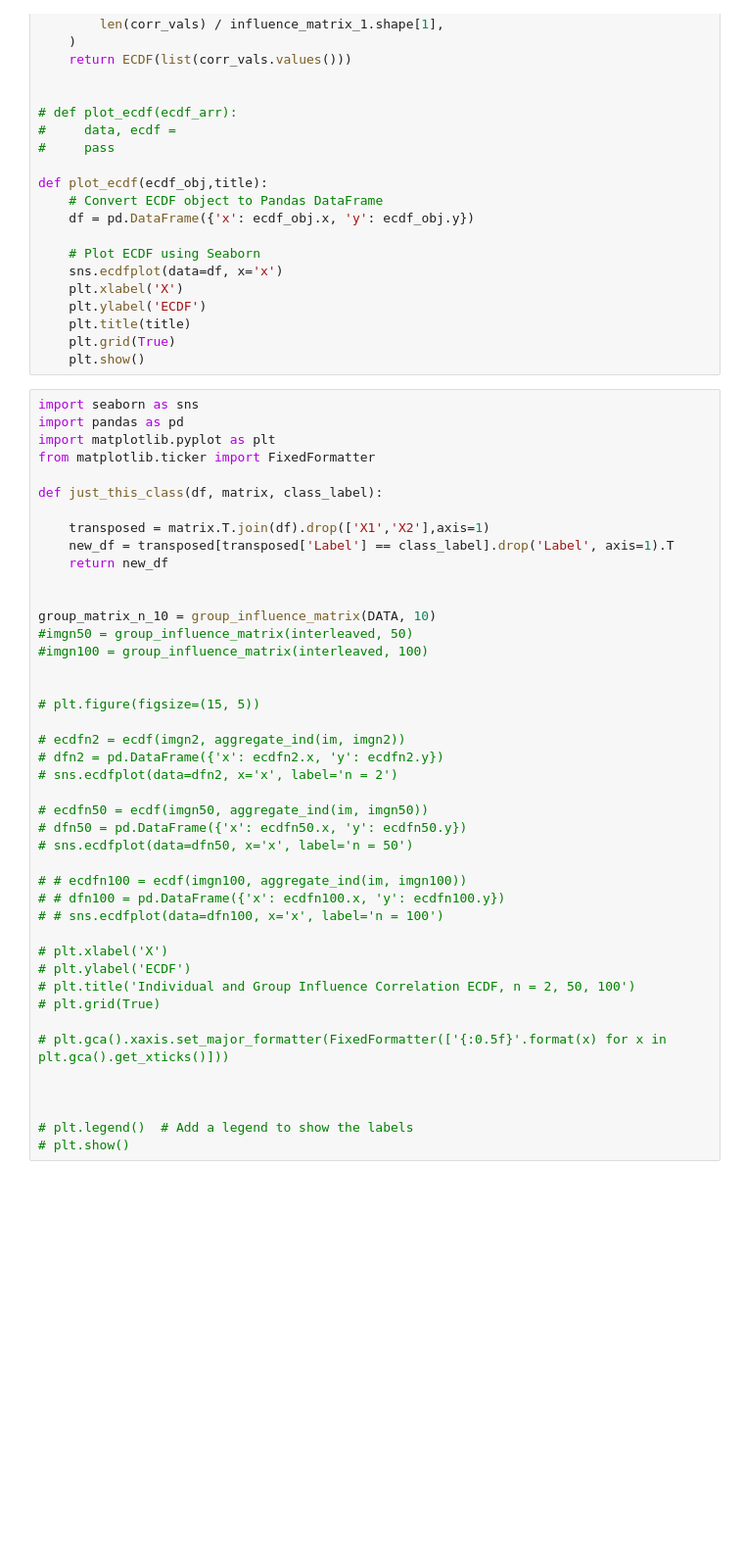
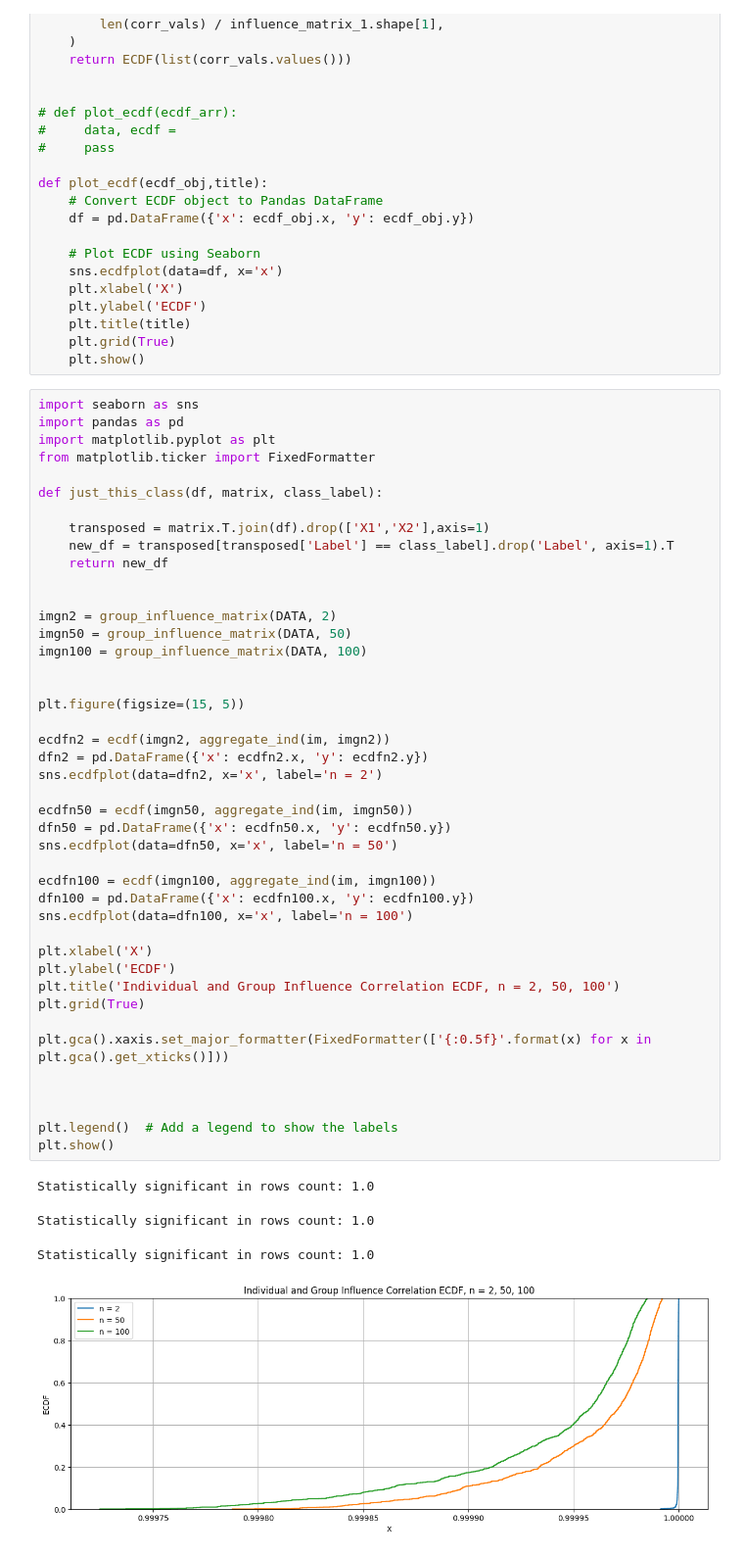
Before and after one commit to MurphLaws/Exp, a Jupyter notebook: scatter_ECDF.ipynb, the cells around one changed output. Shown at 98% size. Saved outputs shown, nothing was run; the diff lists cells and outputs as text; blank space fills up the shorter version.

```diff
--- a/scatter_ECDF.ipynb
+++ b/scatter_ECDF.ipynb
@@ -474,43 +520,48 @@ def plot_ecdf(ecdf_obj,title):
 # %%
 import seaborn as sns
 import pandas as pd
 import matplotlib.pyplot as plt
 from matplotlib.ticker import FixedFormatter
 
 def just_this_class(df, matrix, class_label):
 
     transposed = matrix.T.join(df).drop(['X1','X2'],axis=1)
     new_df = transposed[transposed['Label'] == class_label].drop('Label', axis=1).T
     return new_df
 
 
-group_matrix_n_10 = group_influence_matrix(DATA, 10)
-#imgn50 = group_influence_matrix(interleaved, 50)
-#imgn100 = group_influence_matrix(interleaved, 100)
+imgn2 = group_influence_matrix(DATA, 2)
+imgn50 = group_influence_matrix(DATA, 50)
+imgn100 = group_influence_matrix(DATA, 100)
 
 
-# plt.figure(figsize=(15, 5))
+plt.figure(figsize=(15, 5))
 
-# ecdfn2 = ecdf(imgn2, aggregate_ind(im, imgn2))
-# dfn2 = pd.DataFrame({'x': ecdfn2.x, 'y': ecdfn2.y})
-# sns.ecdfplot(data=dfn2, x='x', label='n = 2')
+ecdfn2 = ecdf(imgn2, aggregate_ind(im, imgn2))
+dfn2 = pd.DataFrame({'x': ecdfn2.x, 'y': ecdfn2.y})
+sns.ecdfplot(data=dfn2, x='x', label='n = 2')
 
-# ecdfn50 = ecdf(imgn50, aggregate_ind(im, imgn50))
-# dfn50 = pd.DataFrame({'x': ecdfn50.x, 'y': ecdfn50.y})
-# sns.ecdfplot(data=dfn50, x='x', label='n = 50')
+ecdfn50 = ecdf(imgn50, aggregate_ind(im, imgn50))
+dfn50 = pd.DataFrame({'x': ecdfn50.x, 'y': ecdfn50.y})
+sns.ecdfplot(data=dfn50, x='x', label='n = 50')
 
-# # ecdfn100 = ecdf(imgn100, aggregate_ind(im, imgn100))
-# # dfn100 = pd.DataFrame({'x': ecdfn100.x, 'y': ecdfn100.y})
-# # sns.ecdfplot(data=dfn100, x='x', label='n = 100')
+ecdfn100 = ecdf(imgn100, aggregate_ind(im, imgn100))
+dfn100 = pd.DataFrame({'x': ecdfn100.x, 'y': ecdfn100.y})
+sns.ecdfplot(data=dfn100, x='x', label='n = 100')
 
-# plt.xlabel('X')
-# plt.ylabel('ECDF')
-# plt.title('Individual and Group Influence Correlation ECDF, n = 2, 50, 100')
-# plt.grid(True)
+plt.xlabel('X')
+plt.ylabel('ECDF')
+plt.title('Individual and Group Influence Correlation ECDF, n = 2, 50, 100')
+plt.grid(True)
 
-# plt.gca().xaxis.set_major_formatter(FixedFormatter(['{:0.5f}'.format(x) for x in plt.gca().get_xticks()]))
+plt.gca().xaxis.set_major_formatter(FixedFormatter(['{:0.5f}'.format(x) for x in plt.gca().get_xticks()]))
 
 
 
-# plt.legend()  # Add a legend to show the labels
-# plt.show()
+plt.legend()  # Add a legend to show the labels
+plt.show()
+# %% [output]
+Statistically significant in rows count: 1.0
+Statistically significant in rows count: 1.0
+Statistically significant in rows count: 1.0
+[figure, added]
```
Also changed, not shown: parts of 10 cells of this notebook.
